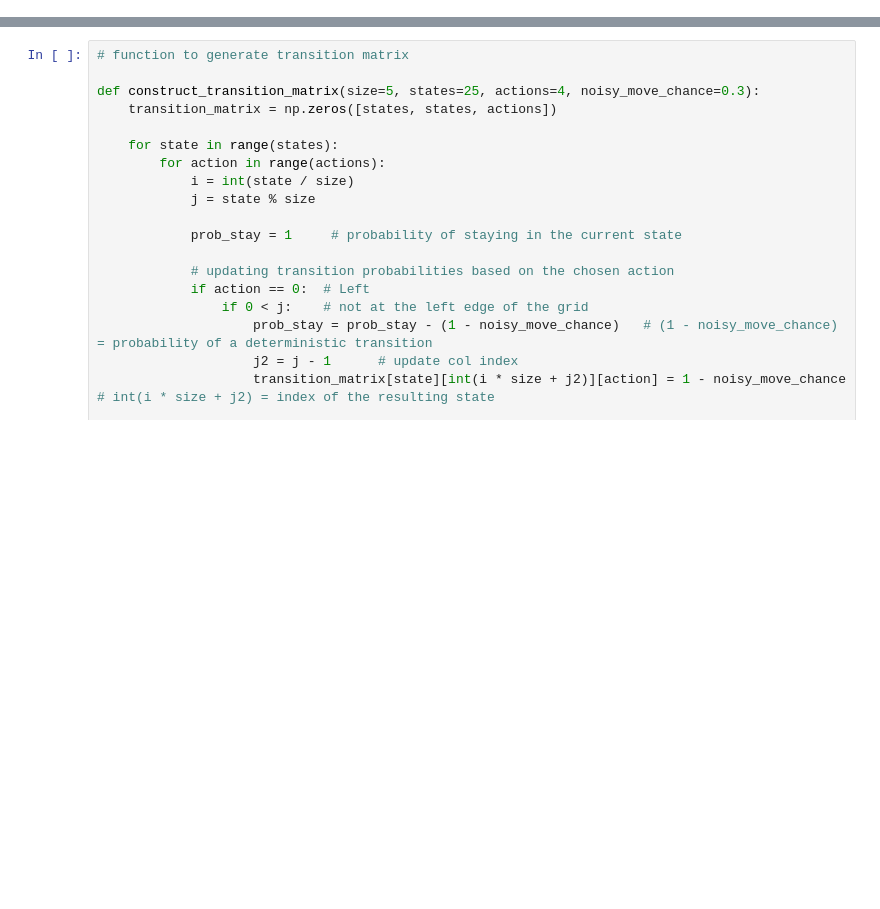
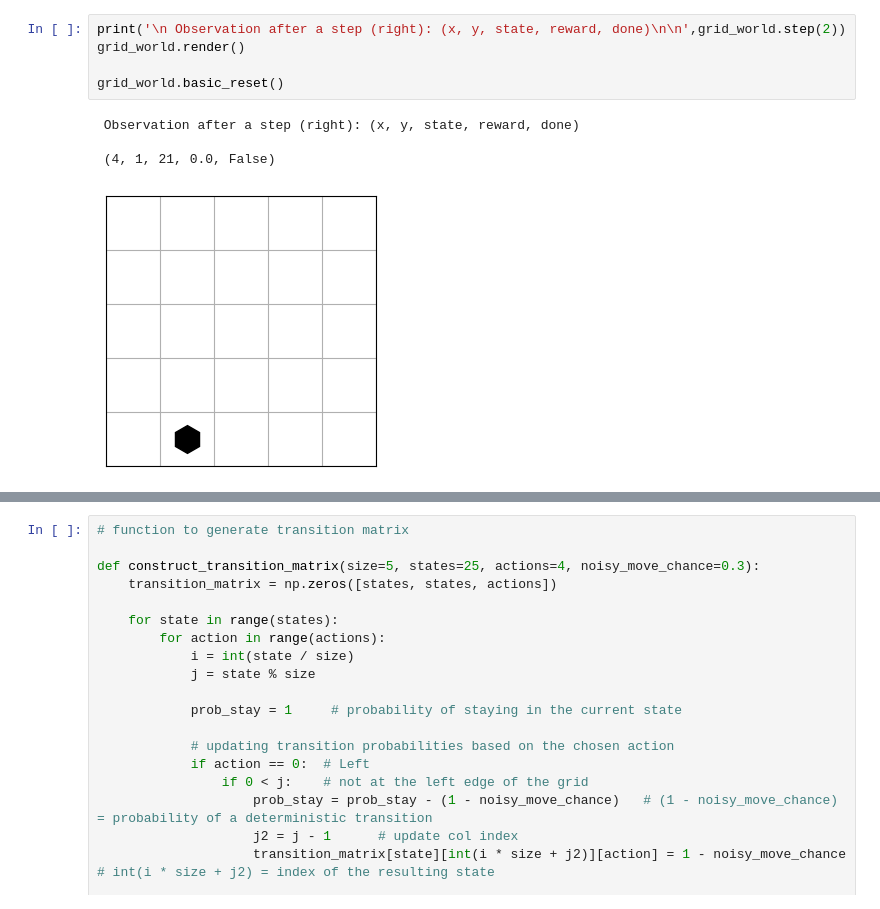
Before and after one commit to Shaz-5/IRL, a Jupyter notebook: Exp 1. Discrete Grid World/Grid_World_IRL_Linear_Programming.ipynb, the cells around one changed output, grey strips where cells are left out. Drawn from its saved outputs; the diff is of its cells as text; blank space fills up the shorter version.

```diff
--- a/Exp 1. Discrete Grid World/Grid_World_IRL_Linear_Programming.ipynb
+++ b/Exp 1. Discrete Grid World/Grid_World_IRL_Linear_Programming.ipynb
@@ -46,0 +57,10 @@ Policy (directions):
+# %%
+print('\n Observation after a step (right): (x, y, state, reward, done)\n\n',grid_world.step(2))
+grid_world.render()
+
+grid_world.basic_reset()
+# %% [output]
+ Observation after a step (right): (x, y, state, reward, done)
+
+ (4, 1, 21, 0.0, False)
+[figure, added]
```
Also changed, not shown: parts of 18 cells of this notebook, 22 other files.
